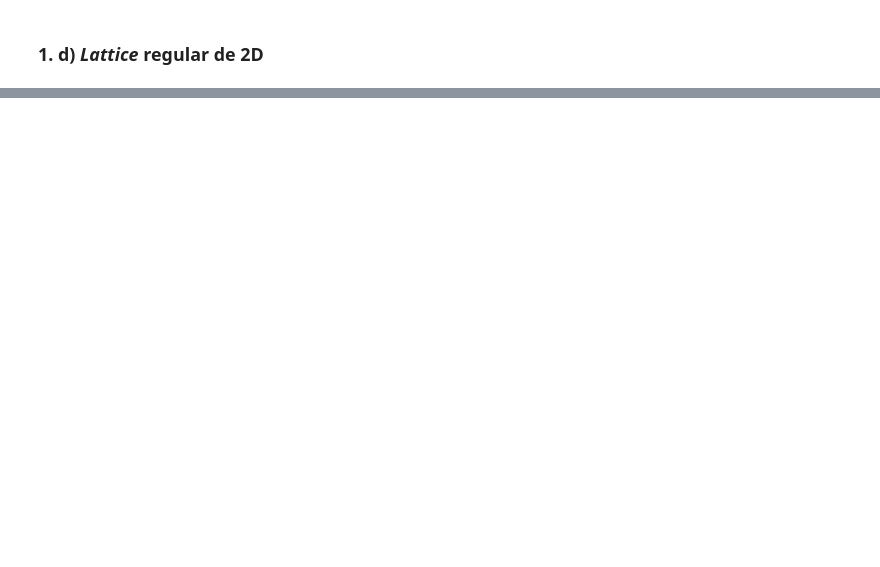
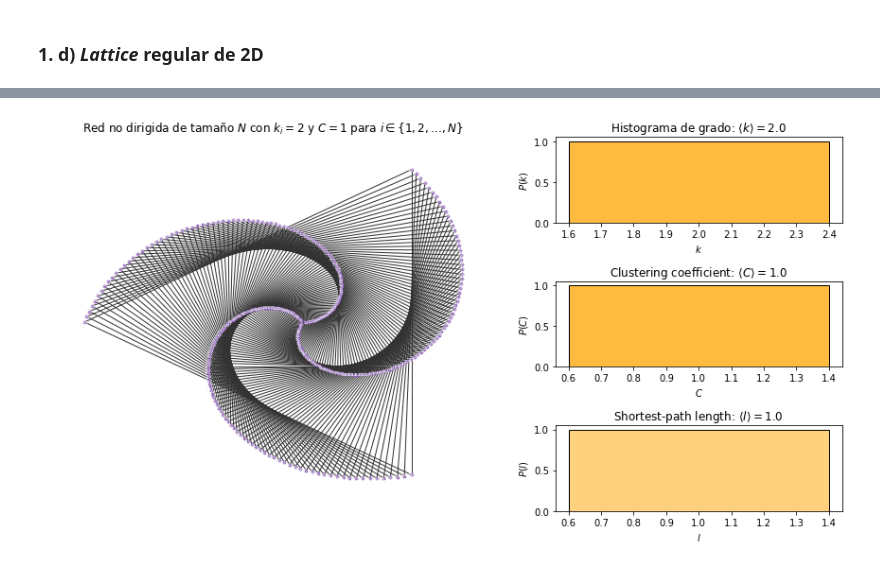
Before and after one commit to joshbrx/VoterModel_Network, a Jupyter notebook: Tipos y modelos de redes.ipynb, the cells around one changed output, grey strips where cells are left out. Drawn from its saved outputs; the diff is of its cells as text; code cells hidden in the pictures; blank space fills up the shorter version.

```diff
--- a/Tipos y modelos de redes.ipynb
+++ b/Tipos y modelos de redes.ipynb
@@ -164,0 +198,22 @@ degree_analysis(G4, title=r"Lattice regular de 2D con $25^2$ nodos", **options4)
+# %%
+def dict_graph_k2(n):
+    B = dict()
+    s = []
+    for i in range(n//3):
+        B[3*i+1] = [3*i+2, 3*i+3]
+        B[3*i+2] = [3*i+3]
+    return B
+# %%
+n = 300;
+B2 = dict_graph_k2(n)
+G6 = graph_from_dict(B2)
+
+shells = []
+for i in range(n//3):
+#     print(i)
+    shells.append(np.arange(3)+3*i+1)
+pos = nx.shell_layout(G6, shells)
+
+degree_analysis(G6, pos=pos, title=r"Red no dirigida de tamaño $N$ con $k_i=2$ y $C=1$ para $i\in \{1,2,\dots,N\}$", **options4)
+# %% [output]
+[figure, added]
```
Also changed, not shown: parts of 13 cells of this notebook.
